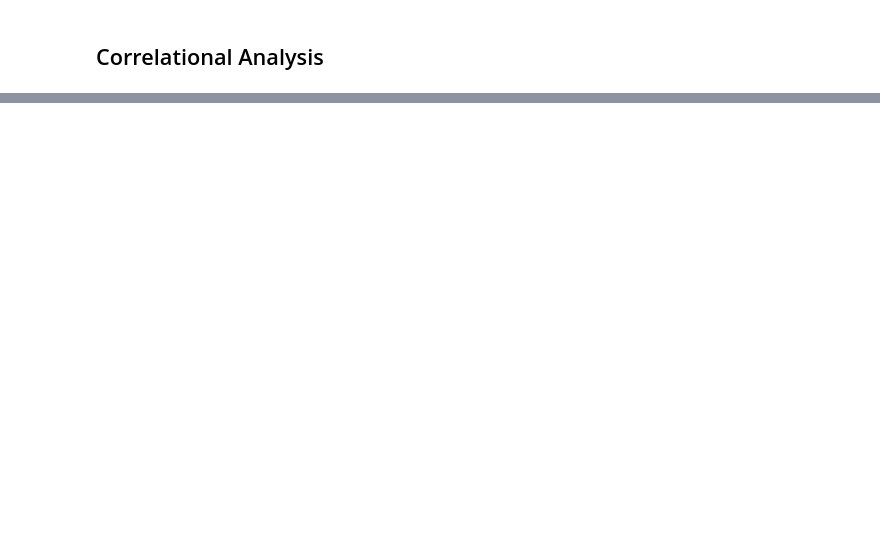
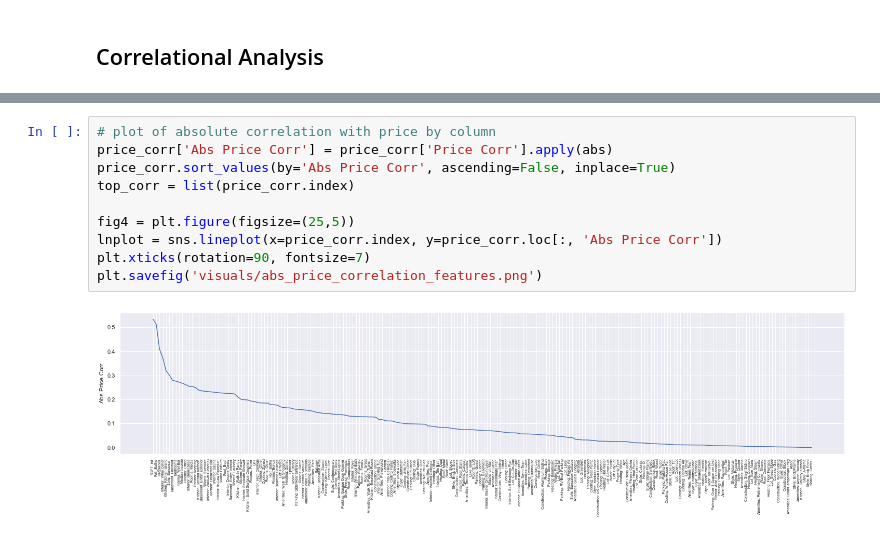
Before and after one commit to thearyanmittal/atl-home-rentals, a Jupyter notebook: analysis/exploration.ipynb, the cells around one changed output, grey strips where cells are left out. Cells and saved outputs as stored; diff of their text form; blank space fills up the shorter version.

```diff
--- a/analysis/exploration.ipynb
+++ b/analysis/exploration.ipynb
@@ -295,0 +319,12 @@ ndf_descr = ndf.describe()
+# %%
+# plot of absolute correlation with price by column
+price_corr['Abs Price Corr'] = price_corr['Price Corr'].apply(abs)
+price_corr.sort_values(by='Abs Price Corr', ascending=False, inplace=True)
+top_corr = list(price_corr.index)
+
+fig4 = plt.figure(figsize=(25,5))
+lnplot = sns.lineplot(x=price_corr.index, y=price_corr.loc[:, 'Abs Price Corr'])
+plt.xticks(rotation=90, fontsize=7)
+plt.savefig('visuals/abs_price_correlation_features.png')
+# %% [output]
+[figure, added]
```
Also changed, not shown: parts of 13 cells of this notebook, 10 other files.
